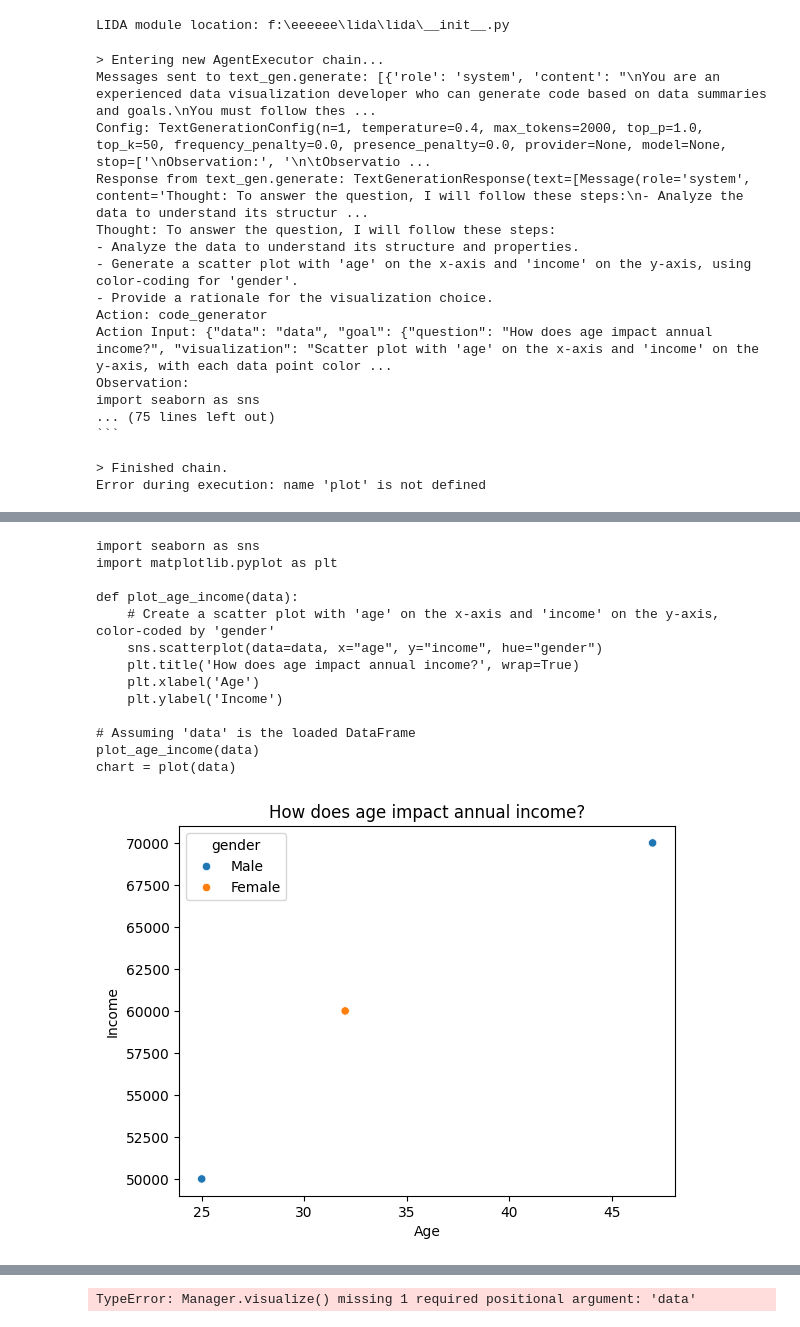
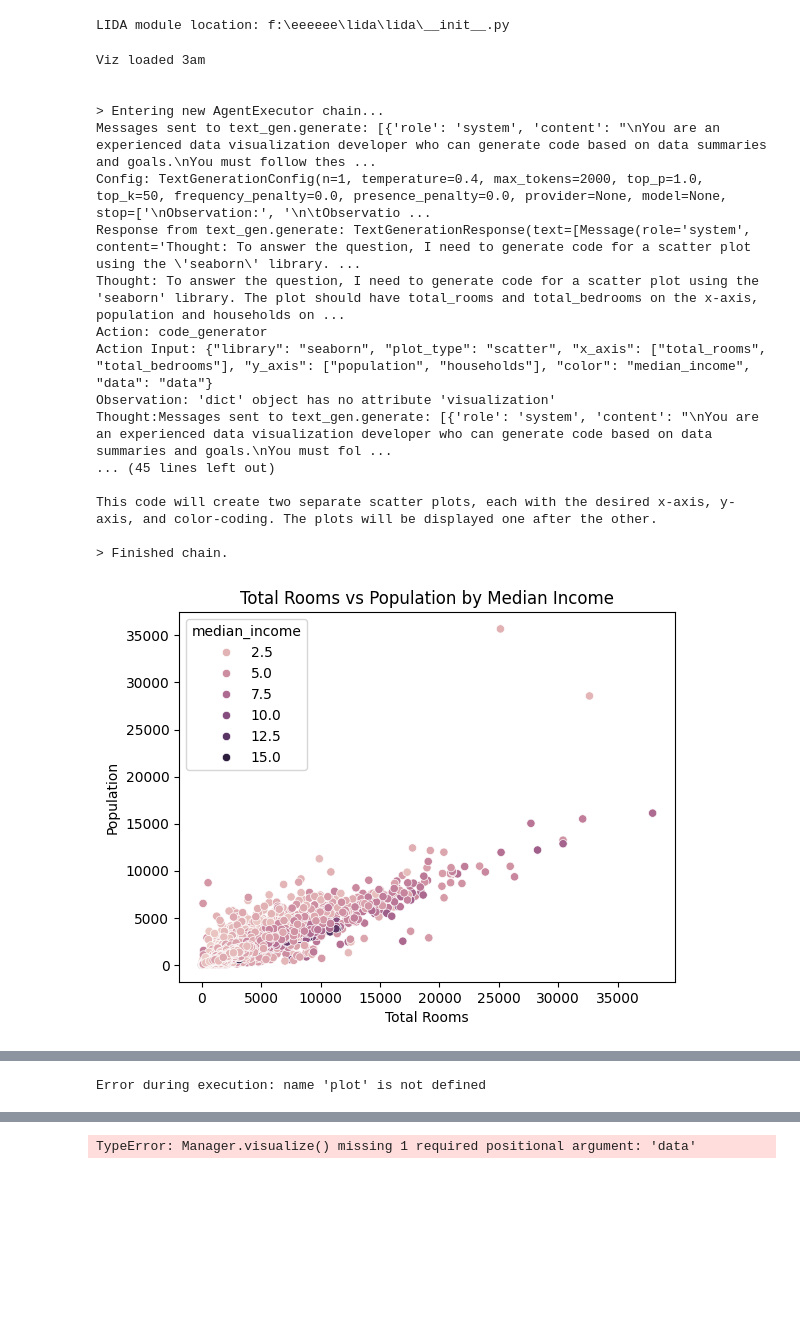
Before and after one commit to Raijin-ZD/lida, a Jupyter notebook: LidaTestingAfterDask_Datashader (1).ipynb, the cells around one changed output, grey strips where cells are left out. Saved outputs shown, nothing was run; the diff lists cells and outputs as text; code cells hidden in the pictures; blank space fills up the shorter version.

````diff
--- a/LidaTestingAfterDask_Datashader (1).ipynb
+++ b/LidaTestingAfterDask_Datashader (1).ipynb
@@ -74,7 +74,7 @@ textgen_config = TextGenerationConfig(
     stop=None
 )
 
-summary = manager.summarize(data1, textgen_config=textgen_config, summary_method="langchain")
+summary = manager.summarize(df, textgen_config=textgen_config, summary_method="langchain")
 # %% [output]
 Messages sent to text_gen.generate: [{'role': 'system', 'content': '\nYou are an experienced data analyst that can annotate datasets. Your instructions are as follows:\ni) ALWAYS generate the name of  ...
 Config: TextGenerationConfig(n=1, temperature=0.4, max_tokens=2000, top_p=1.0, top_k=50, frequency_penalty=0.0, presence_penalty=0.0, provider=None, model=None, stop=None, use_cache=True)
@@ -181,33 +187,34 @@ import pandas as pd
 df = pd.read_csv("F:/eeeeee/lida/california_housing_train.csv")  # or any other dataset
 # %%
 # Choose a goal to visualize
-goal_to_visualize = goals[0]  # Or any other goal from the list
+goal_to_visualize = goals[2]  # Or any other goal from the list
 
 # Visualize using the 'datashader' library
 charts = manager.visualize(
     data=df,
     summary=summary,
     goal=goal_to_visualize,
     textgen_config=textgen_config,
     library='seaborn',
     return_error=True  # Include this to capture errors
 )
 charts[0]
 # %% [output]
+Viz loaded 3am
+
+
 > Entering new AgentExecutor chain...
 Messages sent to text_gen.generate: [{'role': 'system', 'content': "\nYou are an experienced data visualization developer who can generate code based on data summaries and goals.\nYou must follow thes ...
 Config: TextGenerationConfig(n=1, temperature=0.4, max_tokens=2000, top_p=1.0, top_k=50, frequency_penalty=0.0, presence_penalty=0.0, provider=None, model=None, stop=['\nObservation:', '\n\tObservatio ...
-Response from text_gen.generate: TextGenerationResponse(text=[Message(role='system', content='Thought: To answer the question, I will follow these steps:\n- Analyze the data to understand its structur ...
-Thought: To answer the question, I will follow these steps:
-- Analyze the data to understand its structure and properties.
-- Generate a scatter plot with 'age' on the x-axis and 'income' on the y-axis, using color-coding for 'gender'.
-- Provide a rationale for the visualization choice.
+Response from text_gen.generate: TextGenerationResponse(text=[Message(role='system', content='Thought: To answer the question, I need to generate code for a scatter plot using the \'seaborn\' library. ...
+Thought: To answer the question, I need to generate code for a scatter plot using the 'seaborn' library. The plot should have total_rooms and total_bedrooms on the x-axis, population and households on ...
 Action: code_generator
-Action Input: {"data": "data", "goal": {"question": "How does age impact annual income?", "visualization": "Scatter plot with 'age' on the x-axis and 'income' on the y-axis, with each data point color ...
-Observation:
-import seaborn as sns
-... (75 lines left out)
-```
+Action Input: {"library": "seaborn", "plot_type": "scatter", "x_axis": ["total_rooms", "total_bedrooms"], "y_axis": ["population", "households"], "color": "median_income", "data": "data"}
+Observation: 'dict' object has no attribute 'visualization'
+Thought:Messages sent to text_gen.generate: [{'role': 'system', 'content': "\nYou are an experienced data visualization developer who can generate code based on data summaries and goals.\nYou must fol ...
+... (45 lines left out)
+
+This code will create two separate scatter plots, each with the desired x-axis, y-axis, and color-coding. The plots will be displayed one after the other.
 
 > Finished chain.
-Error during execution: name 'plot' is not defined
+[figure, new version]
@@ -214,14 +222 @@ Error during execution: name 'plot' is not defined
-import seaborn as sns
-import matplotlib.pyplot as plt
-
-def plot_age_income(data):
-    # Create a scatter plot with 'age' on the x-axis and 'income' on the y-axis, color-coded by 'gender'
-    sns.scatterplot(data=data, x="age", y="income", hue="gender")
-    plt.title('How does age impact annual income?', wrap=True)
-    plt.xlabel('Age')
-    plt.ylabel('Income')
-
-# Assuming 'data' is the loaded DataFrame
-plot_age_income(data)
-chart = plot(data)
+Error during execution: name 'plot' is not defined
-[figure, old version]
````
Also changed, not shown: parts of 11 cells of this notebook, 4 other files.
